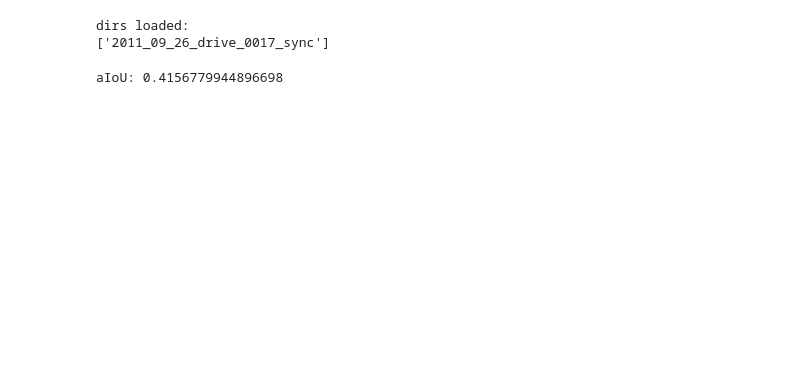
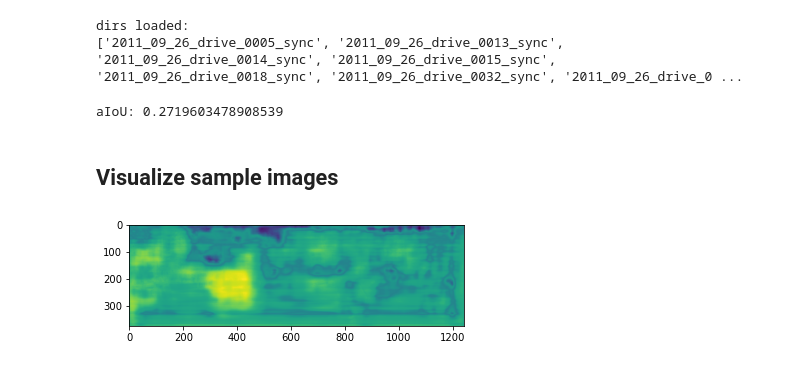
Before and after one commit to jonasdieker/motion_segmentation, a Jupyter notebook: supervised/inference.ipynb, the cells around one changed output. Saved outputs shown, nothing was run; the diff lists cells and outputs as text; code cells hidden in the pictures; blank space fills up the shorter version.

```diff
--- a/supervised/inference.ipynb
+++ b/supervised/inference.ipynb
@@ -10,12 +10,12 @@ from torch.nn import Sigmoid
 from sklearn.metrics import jaccard_score
 
 data_root = "/storage/remote/atcremers40/motion_seg/datasets/Extended_MOD_Masks/"
-dataset = ExtendedKittiMod(data_root, test=False)
+dataset = ExtendedKittiMod(data_root, test=True)
 batch_size = 2
-loader = DataLoader(dataset=dataset, batch_size=batch_size, shuffle=False)
+loader = DataLoader(dataset=dataset, batch_size=batch_size, shuffle=True)
 
 
-model_path = "/storage/remote/atcremers40/motion_seg/saved_models/27-12-2021_23-14_bs2/2_0.005_39.pt"
+model_path = "/storage/remote/atcremers40/motion_seg/saved_models/28-12-2021_22-34_bs2/2_0.005_25.pt"
 model = torch.load(model_path).to('cpu')
 model.eval()
 
@@ -24,9 +24,20 @@ sigmoid = Sigmoid()
 
 device = torch.device('cuda:0' if torch.cuda.is_available() else 'cpu')
 # iou = IoU(num_classes=2)
+
+def iou_pytorch(outputs: torch.Tensor, labels: torch.Tensor):
+    SMOOTH = 1e-6
+    outputs = outputs.squeeze(1)  # BATCH x 1 x H x W => BATCH x H x W
+
+    intersection = torch.bitwise_and(outputs, labels).float().sum()  # Will be zero if Truth=0 or Prediction=0
+    union = torch.bitwise_or(outputs, labels).float().sum()         # Will be zero if both are 0
+
+    iou = (intersection + SMOOTH) / (union + SMOOTH)  # We smooth our devision to avoid 0/0
+
+    return iou
 # %% [output]
 dirs loaded:
-['2011_09_26_drive_0017_sync']
+['2011_09_26_drive_0005_sync', '2011_09_26_drive_0013_sync', '2011_09_26_drive_0014_sync', '2011_09_26_drive_0015_sync', '2011_09_26_drive_0018_sync', '2011_09_26_drive_0032_sync', '2011_09_26_drive_0 ...
 # %%
 with torch.no_grad():
     model.eval()
@@ -38,9 +49,6 @@ with torch.no_grad():
         # forward
         scores = model(data)
         scores_rounded = torch.round(sigmoid(scores))
-        # targets = targets.detach().cpu()
-        # scores_rounded = scores_rounded.detach().cpu()
-        # iou = jaccard_score(scores_rounded.flatten().numpy(), targets.flatten().numpy())
         scores_rounded = scores_rounded.int()
         iou = iou_pytorch(scores_rounded, targets)
         test_iou.append(iou)
@@ -49,4 +57,14 @@ with torch.no_grad():
 
 print(f"aIoU: {sum(test_iou)/len(test_iou)}")
 # %% [output]
-aIoU: 0.4156779944896698
+aIoU: 0.2719603478908539
+# %% [markdown]
+## Visualize sample images
+# %%
+import matplotlib.pyplot as plt
+data, _ = next(iter(loader))
+scores = model(data)
+plt.imshow(scores.detach().numpy()[0][0])
+plt.show()
+# %% [output]
+[figure, added]
```
Also changed, not shown: 2 other files.
